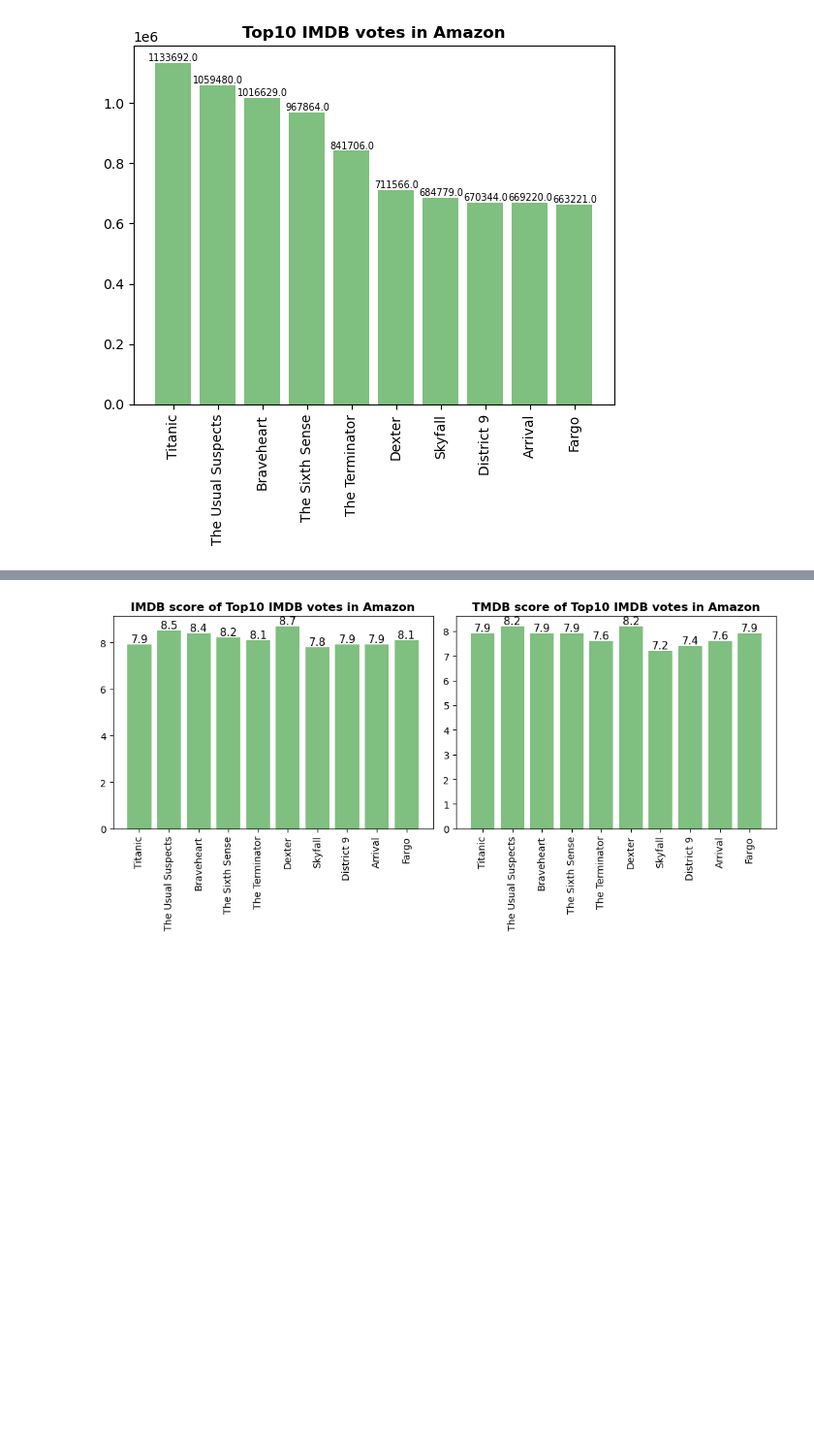
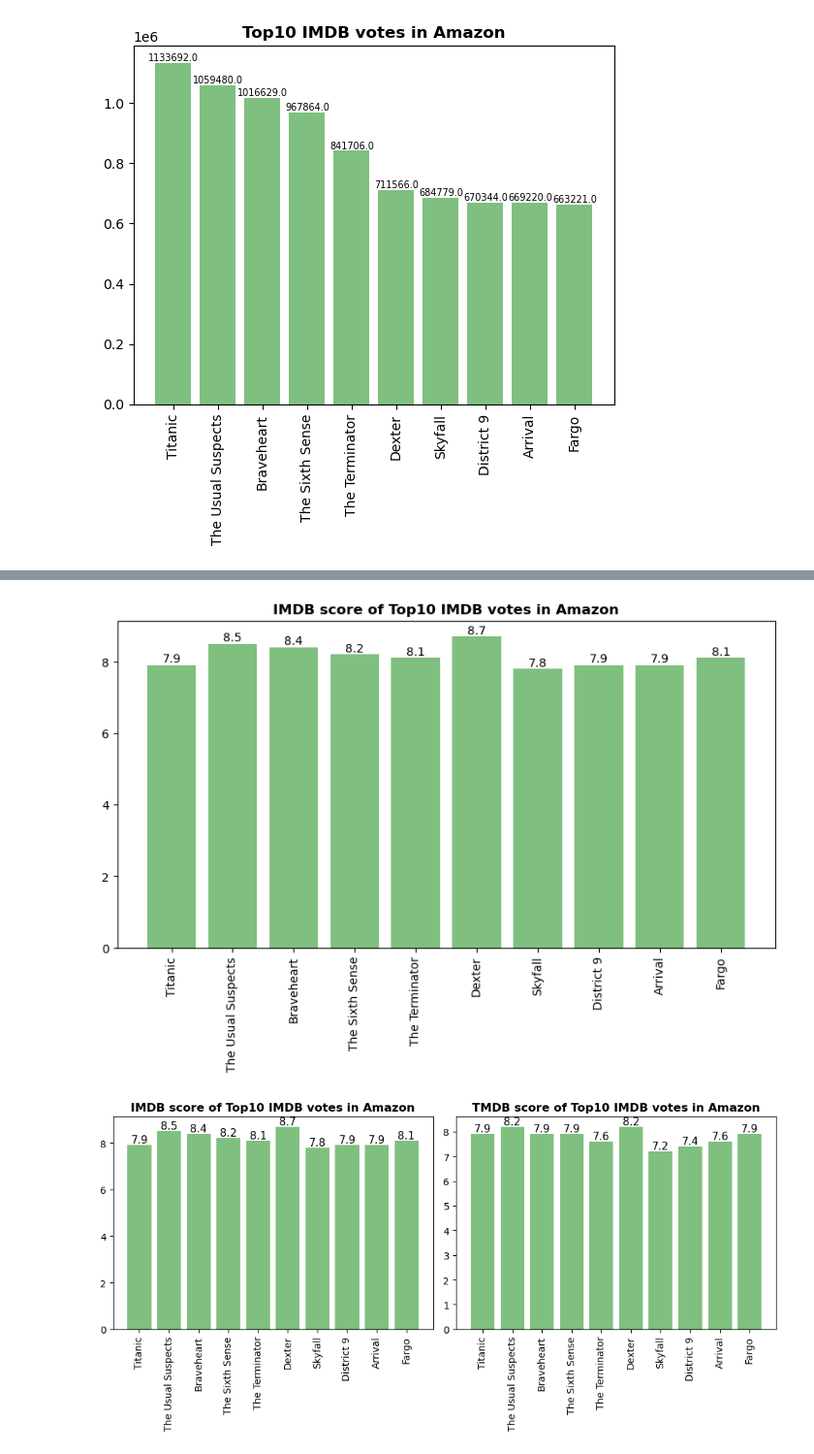
Before and after one commit to soy53/Datathon_ott, a Jupyter notebook: Amazon_1st.ipynb, the cells around one changed output, grey strips where cells are left out. Shown: that part at 97% size. Cells and saved outputs as stored; diff of their text form; code cells hidden in the pictures; blank space fills up the shorter version.

```diff
--- a/Amazon_1st.ipynb
+++ b/Amazon_1st.ipynb
@@ -282,3 +282,7 @@ plt.title("Top10 IMDB votes in Amazon",fontweight="bold")
 plt.show()
 # %% [output]
 [figure]
+# %%
+# imdb votes 상위 10개
+after_top_imdbvotes=amazon_imdb.sort_values('imdb_votes',ascending=False)
+after_top_imdbvotes.head(10)
@@ -285,3 +301,21 @@ plt.show()
+# %%
+fig = plt.figure(figsize=(10,5))
+
+# imdb votes top 10에 따른 imdb score
+x = after_top_imdbvotes.head(10)['title']
+y = after_top_imdbvotes.head(10)['imdb_score']
+bar = plt.bar(x, y, color='green', alpha=0.5)
+
+for rect in bar:
+    height = rect.get_height()
+    plt.text(rect.get_x() + rect.get_width()/2.0, height, '%.1f' % height, ha='center', va='bottom', size = 10)
+
+plt.xticks(rotation=90)
+plt.title("IMDB score of Top10 IMDB votes in Amazon",fontweight="bold")
+
+plt.show()
+# %% [output]
+[figure, added]
 # %%
 fig = plt.figure(figsize=(10,5))
 
```
Also changed, not shown: parts of 19 cells of this notebook.
